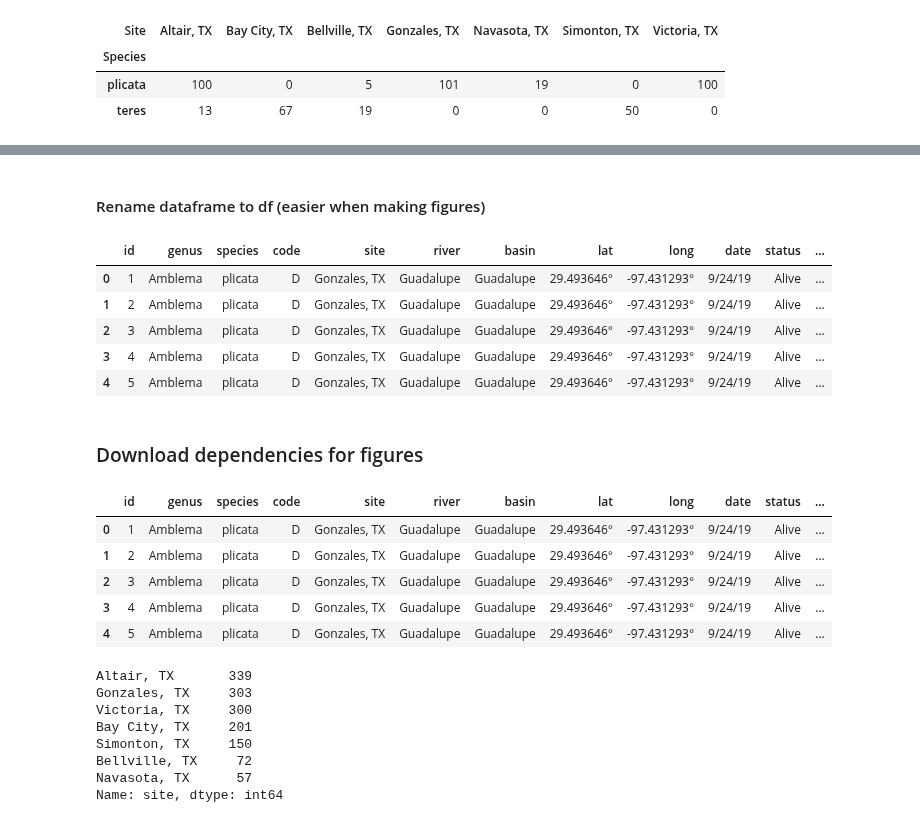
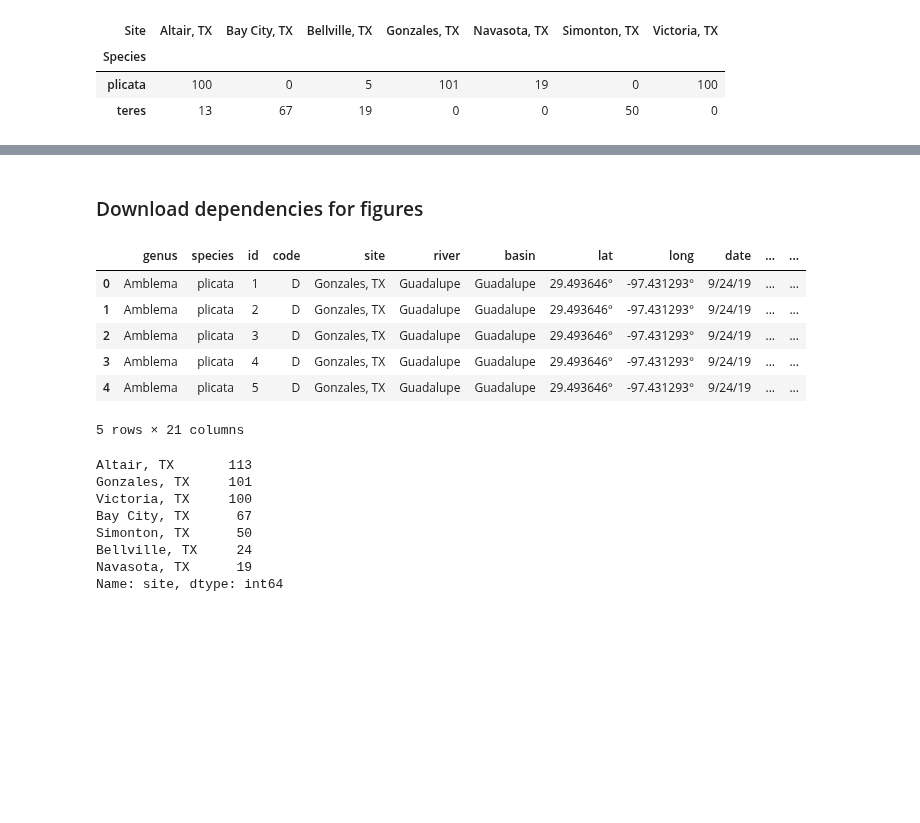
Before and after one commit to bhernan2/mussel_aging, a Jupyter notebook: aging_analysis.ipynb, the cells around one changed output, grey strips where cells are left out. Drawn from its saved outputs; the diff is of its cells as text; code cells hidden in the pictures; blank space fills up the shorter version.

```diff
--- a/aging_analysis.ipynb
+++ b/aging_analysis.ipynb
@@ -49,3 +49,6 @@ aging_data
 | 472 | Lampsilis | teres | 474 | E | Bellville, TX | Brazos | Brazos | 29.939875° | -96.129332° | ... |
 | 473 | Lampsilis | teres | 475 | E | Bay City, TX | Colorado | Colorado | 29.126034° | -96.044864° | ... |
 474 rows × 21 columns
+# %%
+df_rename=aging_data.rename(columns={"Sample ID": "id", "Genus":"genus", "Species":"species", "Species Code": "code", "Site":"site", "River":"river", "Basin":"basin", "Lat":"lat", "Long":"long", "Date Collected":"date", "Status Upon Collection":"status", "Ager":"ager", "Age":"age"})
+df_rename
@@ -153,14 +109,2 @@ aging_rename
-# %% [markdown]
-#### Rename dataframe to df (easier when making figures)
-# %%
-df = aging_rename
-df.head()
-# %% [output]
-|  | id | genus | species | code | site | river | basin | lat | long | date | status | ... |
-| 0 | 1 | Amblema | plicata | D | Gonzales, TX | Guadalupe | Guadalupe | 29.493646° | -97.431293° | 9/24/19 | Alive | ... |
-| 1 | 2 | Amblema | plicata | D | Gonzales, TX | Guadalupe | Guadalupe | 29.493646° | -97.431293° | 9/24/19 | Alive | ... |
-| 2 | 3 | Amblema | plicata | D | Gonzales, TX | Guadalupe | Guadalupe | 29.493646° | -97.431293° | 9/24/19 | Alive | ... |
-| 3 | 4 | Amblema | plicata | D | Gonzales, TX | Guadalupe | Guadalupe | 29.493646° | -97.431293° | 9/24/19 | Alive | ... |
-| 4 | 5 | Amblema | plicata | D | Gonzales, TX | Guadalupe | Guadalupe | 29.493646° | -97.431293° | 9/24/19 | Alive | ... |
 # %% [markdown]
 ### Download dependencies for figures
@@ -175,20 +111,21 @@ import plotly.graph_objects as go
 # %%
-df.head()
+df_rename.head()
 # %% [output]
-|  | id | genus | species | code | site | river | basin | lat | long | date | status | ... |
-| 0 | 1 | Amblema | plicata | D | Gonzales, TX | Guadalupe | Guadalupe | 29.493646° | -97.431293° | 9/24/19 | Alive | ... |
-| 1 | 2 | Amblema | plicata | D | Gonzales, TX | Guadalupe | Guadalupe | 29.493646° | -97.431293° | 9/24/19 | Alive | ... |
-| 2 | 3 | Amblema | plicata | D | Gonzales, TX | Guadalupe | Guadalupe | 29.493646° | -97.431293° | 9/24/19 | Alive | ... |
-| 3 | 4 | Amblema | plicata | D | Gonzales, TX | Guadalupe | Guadalupe | 29.493646° | -97.431293° | 9/24/19 | Alive | ... |
-| 4 | 5 | Amblema | plicata | D | Gonzales, TX | Guadalupe | Guadalupe | 29.493646° | -97.431293° | 9/24/19 | Alive | ... |
+|  | genus | species | id | code | site | river | basin | lat | long | date | ... | ... |
+| 0 | Amblema | plicata | 1 | D | Gonzales, TX | Guadalupe | Guadalupe | 29.493646° | -97.431293° | 9/24/19 | ... | ... |
+| 1 | Amblema | plicata | 2 | D | Gonzales, TX | Guadalupe | Guadalupe | 29.493646° | -97.431293° | 9/24/19 | ... | ... |
+| 2 | Amblema | plicata | 3 | D | Gonzales, TX | Guadalupe | Guadalupe | 29.493646° | -97.431293° | 9/24/19 | ... | ... |
+| 3 | Amblema | plicata | 4 | D | Gonzales, TX | Guadalupe | Guadalupe | 29.493646° | -97.431293° | 9/24/19 | ... | ... |
+| 4 | Amblema | plicata | 5 | D | Gonzales, TX | Guadalupe | Guadalupe | 29.493646° | -97.431293° | 9/24/19 | ... | ... |
+5 rows × 21 columns
 # %%
-df['site'].value_counts()
+df_rename['site'].value_counts()
 # %% [output]
-Altair, TX       339
-Gonzales, TX     303
-Victoria, TX     300
-Bay City, TX     201
-Simonton, TX     150
-Bellville, TX     72
-Navasota, TX      57
+Altair, TX       113
+Gonzales, TX     101
+Victoria, TX     100
+Bay City, TX      67
+Simonton, TX      50
+Bellville, TX     24
+Navasota, TX      19
 Name: site, dtype: int64
```
Also changed, not shown: parts of 13 cells of this notebook.
